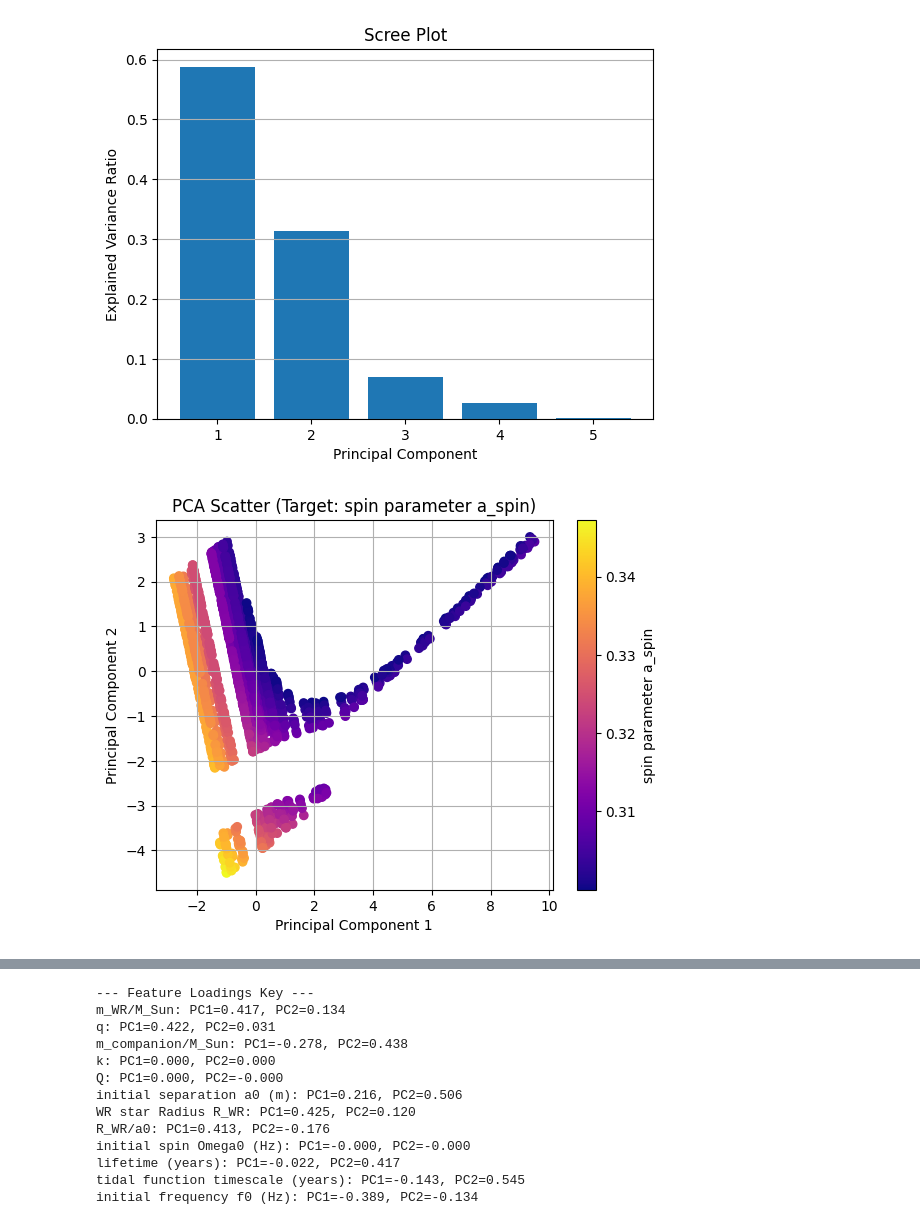
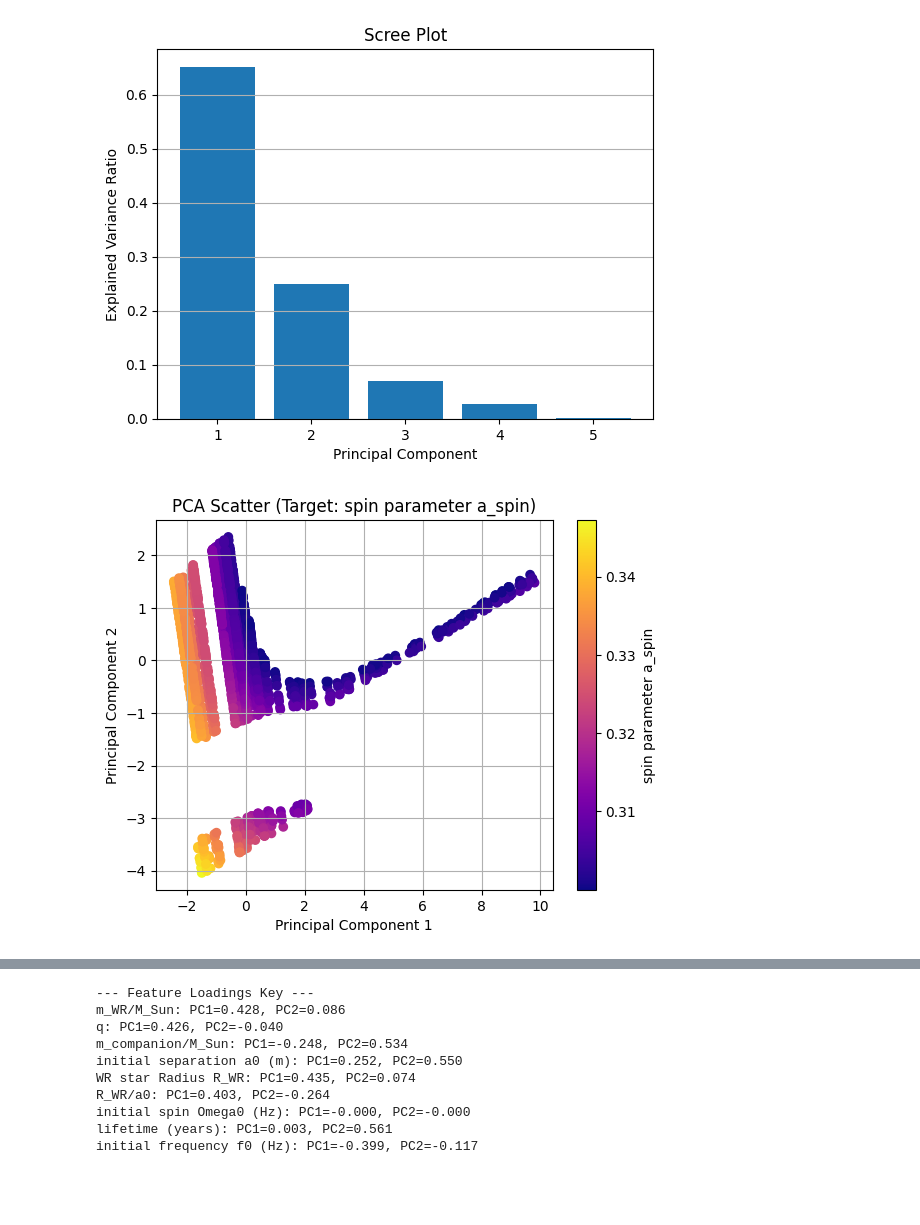
Before and after one commit to Nyaa394/Tidal-Spin-Up-in-Wolf-Rayet-Stars, a Jupyter notebook: PCA.ipynb, the cells around one changed output, grey strips where cells are left out. Cells and saved outputs as stored; diff of their text form; code cells hidden in the pictures; blank space fills up the shorter version.

```diff
--- a/PCA.ipynb
+++ b/PCA.ipynb
@@ -1,6 +1,6 @@
 # %%
 import functions as f
-f.pca(file_paths=["all_ok_scaled.csv", "freq_ok_redo_scaled.csv"], target_col='spin parameter a_spin', feature_cols=['m_WR/M_Sun', 'q', 'm_companion/M_Sun', 'k', 'Q', 'initial separation a0 (m)', 'WR star Radius R_WR', 'R_WR/a0', 'initial spin Omega0 (Hz)', 'lifetime (years)','tidal function timescale (years)','initial frequency f0 (Hz)'], n_components=5)
+f.pca_old(file_paths=["all_ok_scaled.csv", "freq_ok_redo_scaled.csv"], target_col='spin parameter a_spin', feature_cols=['m_WR/M_Sun', 'q', 'm_companion/M_Sun', 'initial separation a0 (m)', 'WR star Radius R_WR', 'R_WR/a0', 'initial spin Omega0 (Hz)', 'lifetime (years)','initial frequency f0 (Hz)'], n_components=5)
 # %% [output]
-[figure, old version]
+[figure, new version]
-[figure, old version]
+[figure, new version]
@@ -8,16 +8,13 @@ f.pca(file_paths=["all_ok_scaled.csv", "freq_ok_redo_scaled.csv"], target_col='s
 --- Feature Loadings Key ---
-m_WR/M_Sun: PC1=0.417, PC2=0.134
-q: PC1=0.422, PC2=0.031
-m_companion/M_Sun: PC1=-0.278, PC2=0.438
-k: PC1=0.000, PC2=0.000
-Q: PC1=0.000, PC2=-0.000
-initial separation a0 (m): PC1=0.216, PC2=0.506
-WR star Radius R_WR: PC1=0.425, PC2=0.120
-R_WR/a0: PC1=0.413, PC2=-0.176
+m_WR/M_Sun: PC1=0.428, PC2=0.086
+q: PC1=0.426, PC2=-0.040
+m_companion/M_Sun: PC1=-0.248, PC2=0.534
+initial separation a0 (m): PC1=0.252, PC2=0.550
+WR star Radius R_WR: PC1=0.435, PC2=0.074
+R_WR/a0: PC1=0.403, PC2=-0.264
 initial spin Omega0 (Hz): PC1=-0.000, PC2=-0.000
-lifetime (years): PC1=-0.022, PC2=0.417
-tidal function timescale (years): PC1=-0.143, PC2=0.545
-initial frequency f0 (Hz): PC1=-0.389, PC2=-0.134
+lifetime (years): PC1=0.003, PC2=0.561
+initial frequency f0 (Hz): PC1=-0.399, PC2=-0.117
 # %%
 #same but for mid
 import functions as f
```
Also changed, not shown: parts of 8 cells of this notebook, 1 other file.
